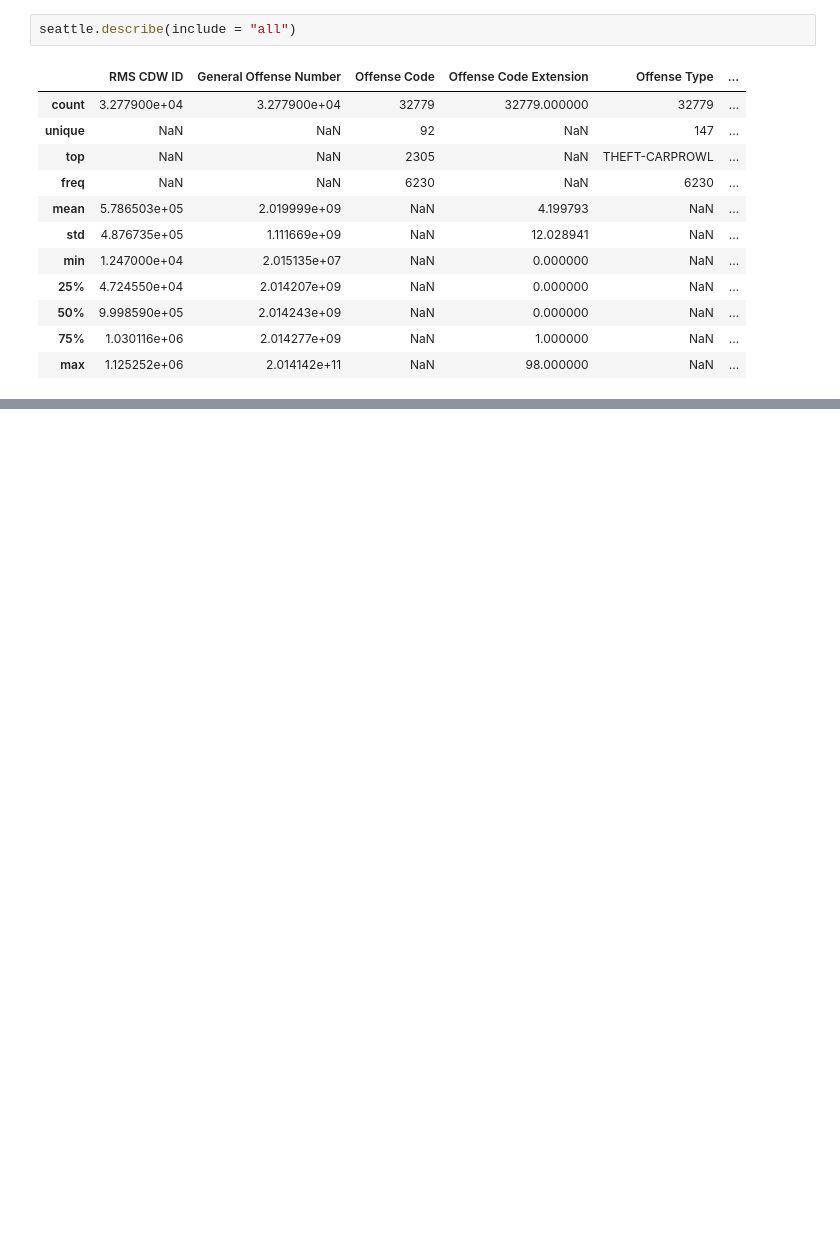
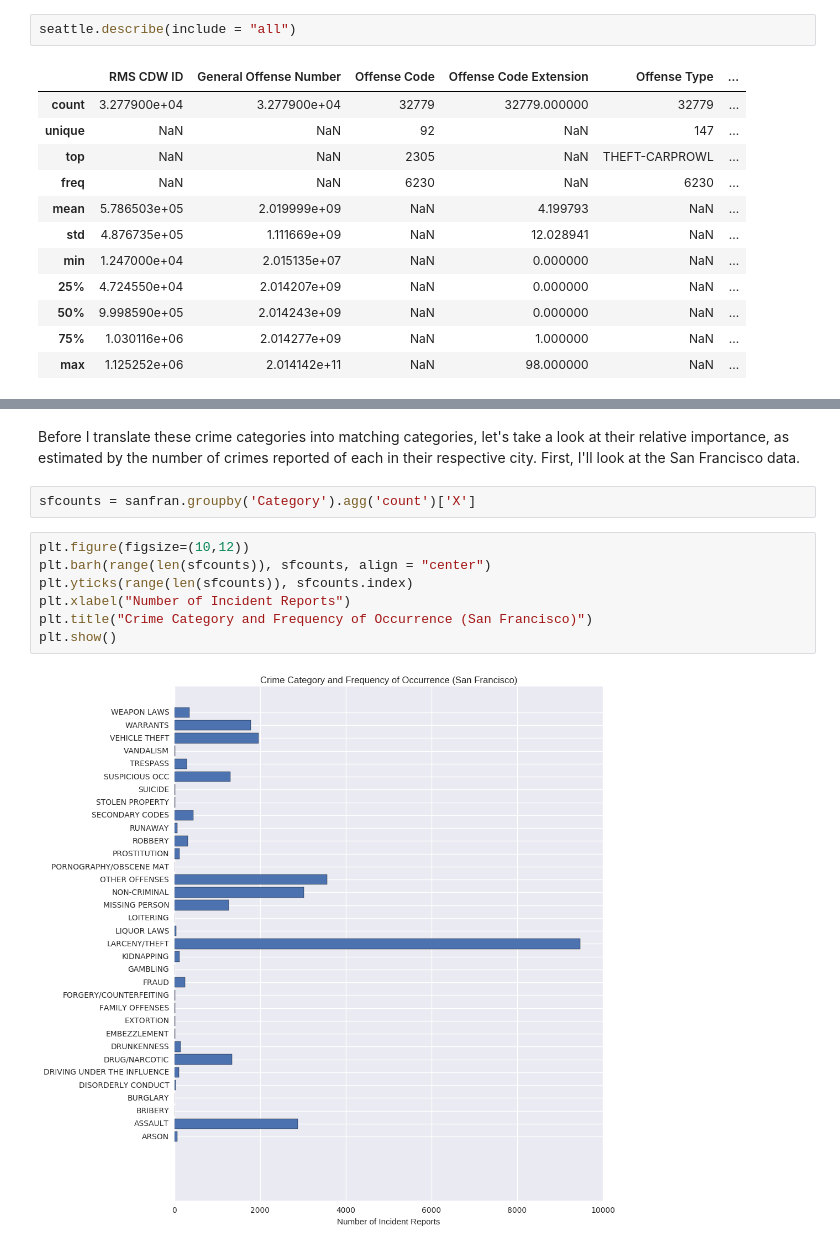
Before and after one commit to datacathy/crime_summer_2014, a Jupyter notebook: crime_summer_2014.ipynb, the cells around one changed output, grey strips where cells are left out. Drawn from its saved outputs; the diff is of its cells as text; blank space fills up the shorter version.

```diff
--- a/crime_summer_2014.ipynb
+++ b/crime_summer_2014.ipynb
@@ -63,0 +112,13 @@ seattle.describe(include = "all")
+# %% [markdown]
+Before I translate these crime categories into matching categories, let's take a look at their relative importance, as estimated by the number of crimes reported of each in their respective city. First, I'll look at the San Francisco data.
+# %%
+sfcounts = sanfran.groupby('Category').agg('count')['X']
+# %%
+plt.figure(figsize=(10,12))
+plt.barh(range(len(sfcounts)), sfcounts, align = "center")
+plt.yticks(range(len(sfcounts)), sfcounts.index)
+plt.xlabel("Number of Incident Reports")
+plt.title("Crime Category and Frequency of Occurrence (San Francisco)")
+plt.show()
+# %% [output]
+[figure, added]
```
Also changed, not shown: parts of 66 cells of this notebook.
